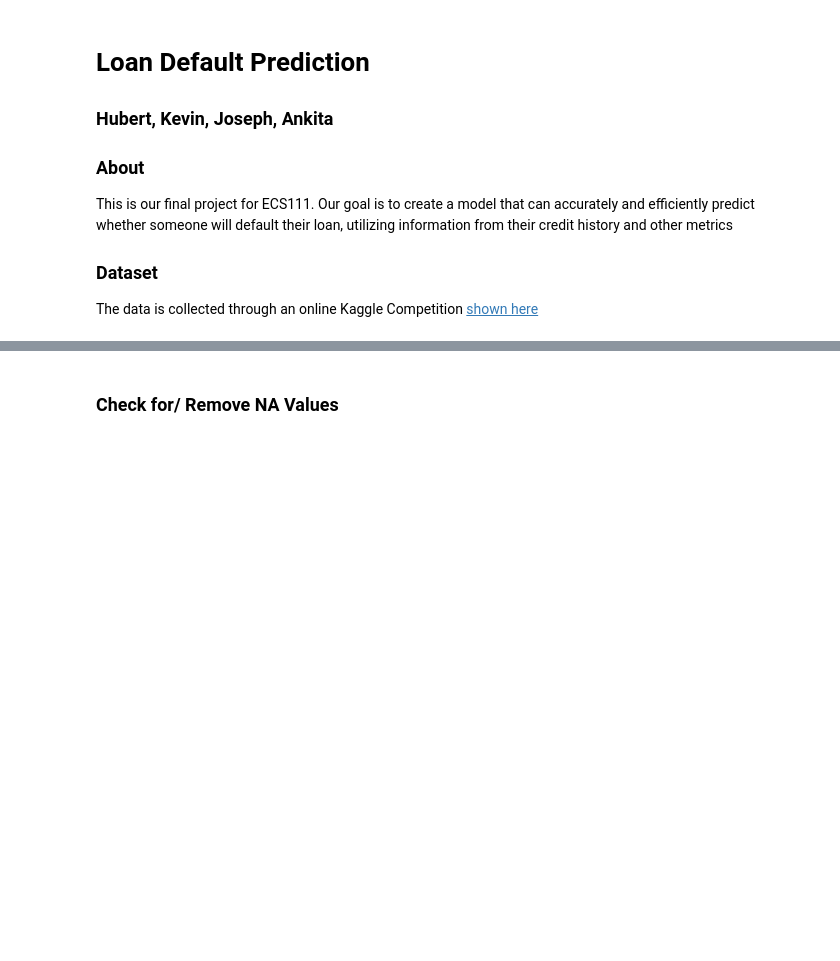
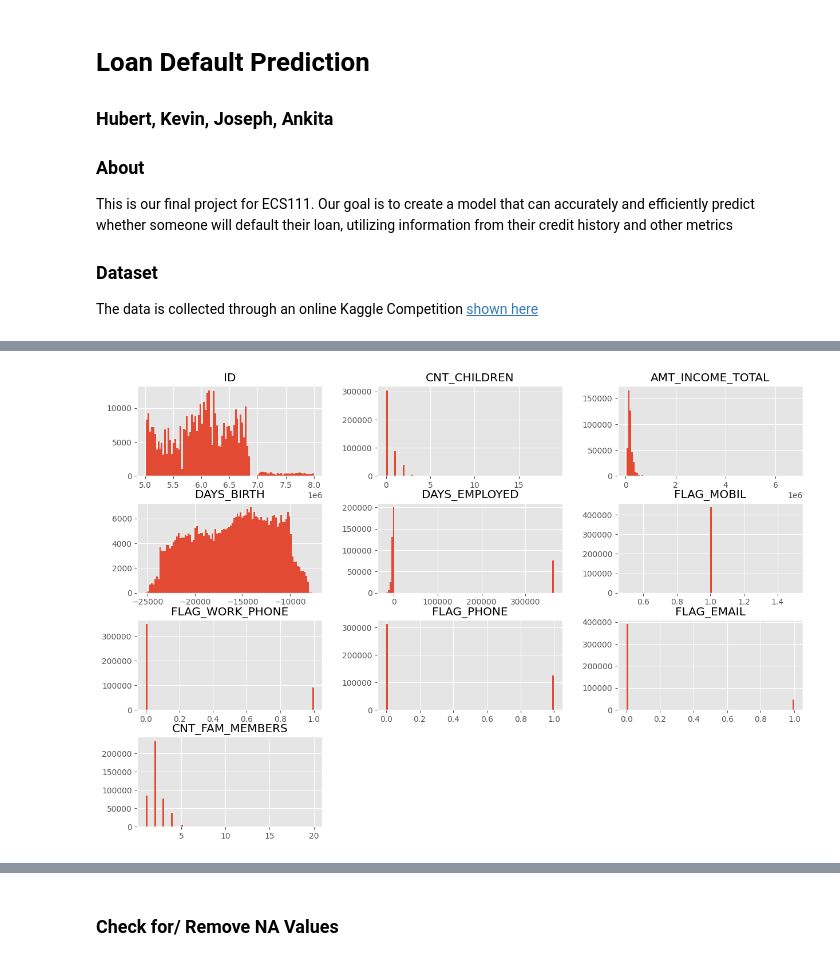
Before and after one commit to kevinguii/CreditCardApproval_ECS111, a Jupyter notebook: ecs111 project.ipynb, the cells around one changed output, grey strips where cells are left out. Drawn from its saved outputs; the diff is of its cells as text; code cells hidden in the pictures; blank space fills up the shorter version.

```diff
--- a/ecs111 project.ipynb
+++ b/ecs111 project.ipynb
@@ -123,0 +104,5 @@ merged_data
+# %%
+application_records.hist(bins=100,figsize=(15,10))
+plt.show()
+# %% [output]
+[figure, added]
```
Also changed, not shown: parts of 46 cells of this notebook.
